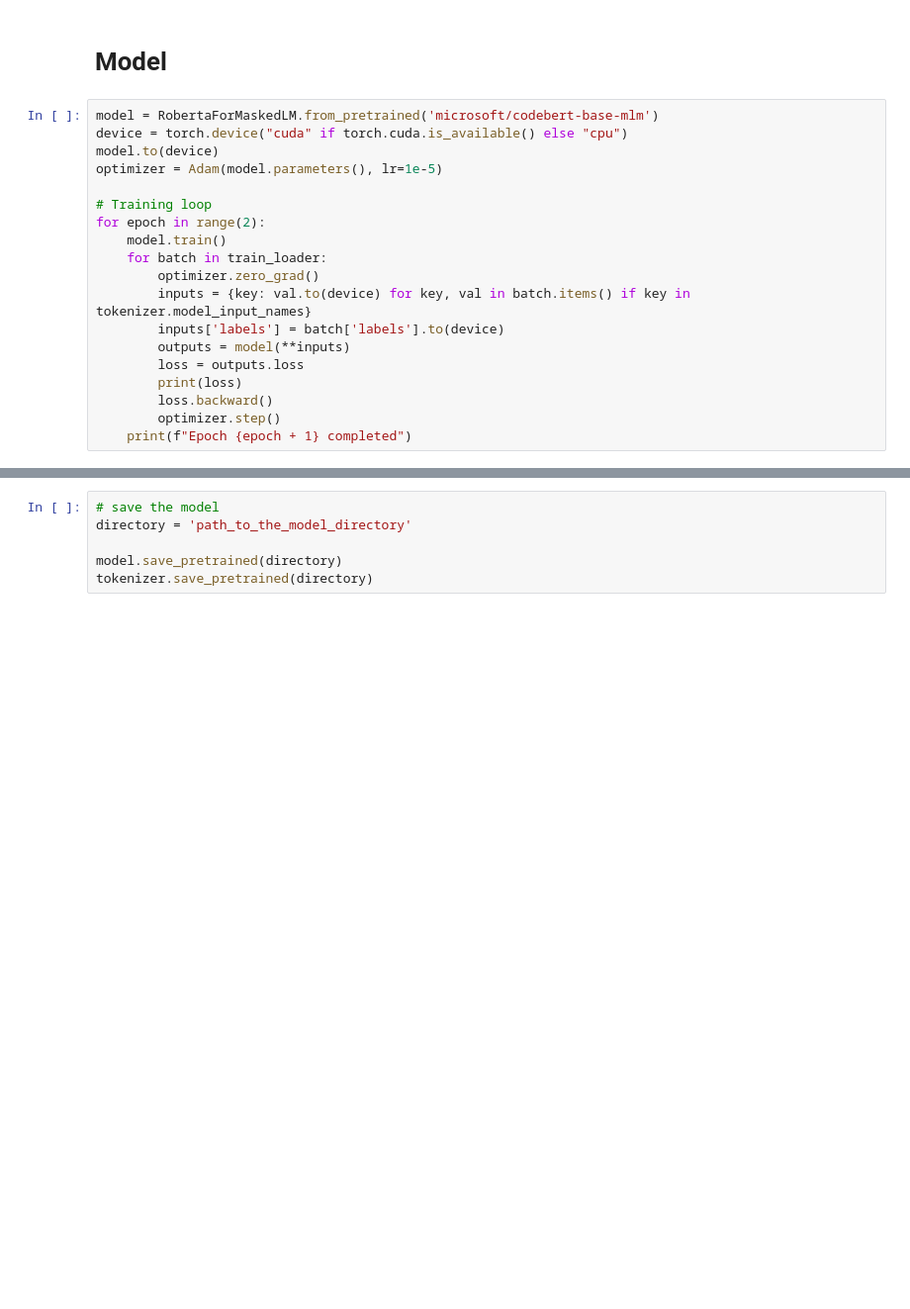
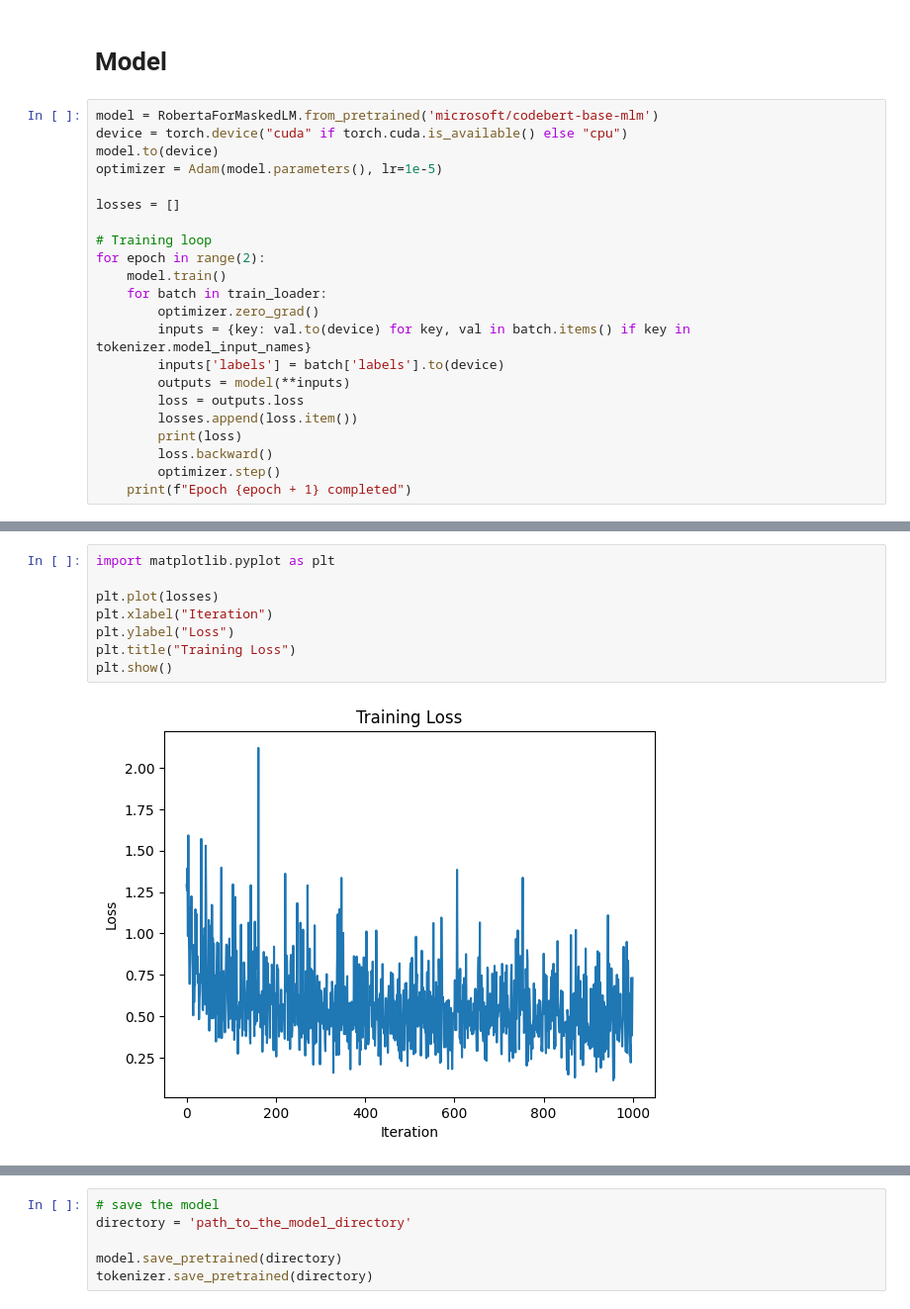
Before and after one commit to LorenzoCorbinelli/MLSA-project, a Jupyter notebook: Project.ipynb, the cells around one changed output, grey strips where cells are left out. Shown at 99% size. Cells and saved outputs as stored; diff of their text form; blank space fills up the shorter version.

Commit message:
Added plots for training and evaluation loss

```diff
--- a/Project.ipynb
+++ b/Project.ipynb
@@ -184,6 +184,8 @@ model = RobertaForMaskedLM.from_pretrained('microsoft/codebert-base-mlm')
 device = torch.device("cuda" if torch.cuda.is_available() else "cpu")
 model.to(device)
 optimizer = Adam(model.parameters(), lr=1e-5)
+
+losses = []
 
 # Training loop
 for epoch in range(2):
@@ -194,6 +196,7 @@ for epoch in range(2):
         inputs['labels'] = batch['labels'].to(device)
         outputs = model(**inputs)
         loss = outputs.loss
+        losses.append(loss.item())
         print(loss)
         loss.backward()
         optimizer.step()
@@ -221,4 +224,14 @@ tensor(0.5792, device='cuda:0', grad_fn=<NllLossBackward0>)
 Epoch 2 completed
+# %%
+import matplotlib.pyplot as plt
+
+plt.plot(losses)
+plt.xlabel("Iteration")
+plt.ylabel("Loss")
+plt.title("Training Loss")
+plt.show()
+# %% [output]
+[figure, added]
 # %%
 # Evaluation loop
 
```
Also changed, not shown: parts of 5 cells of this notebook.
